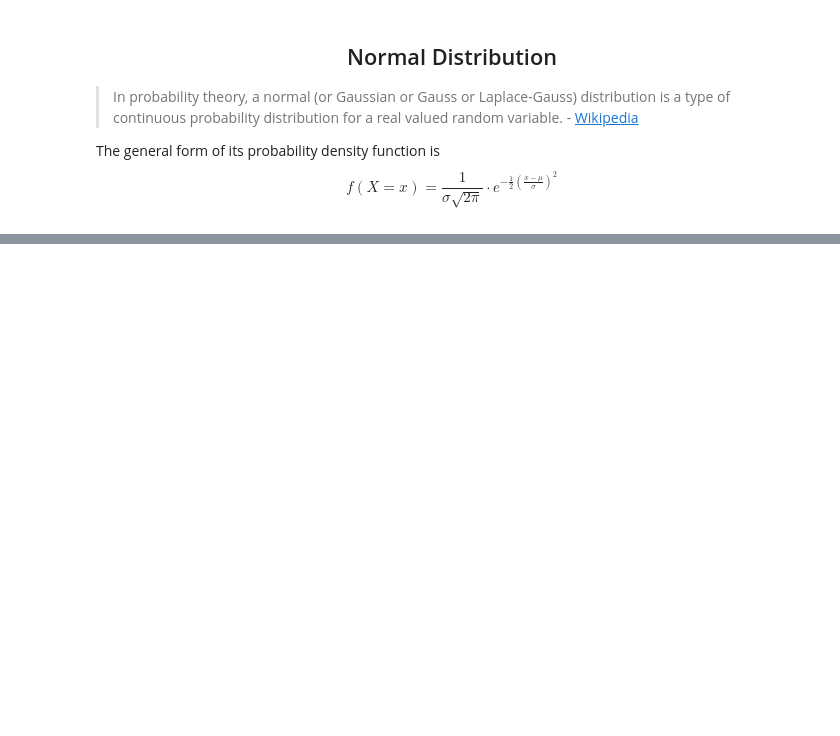
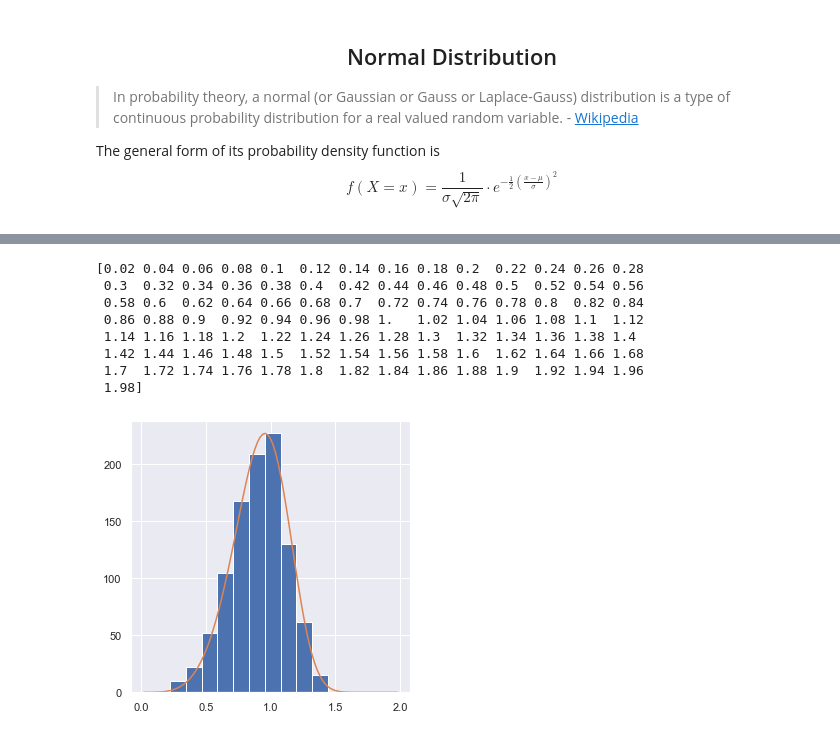
Before and after one commit to YashWalke/MScCS-Practicals, a Jupyter notebook: Semester 1/Fundamentals of Data Science/Practical 5.ipynb, the cells around one changed output, grey strips where cells are left out. Saved outputs shown, nothing was run; the diff lists cells and outputs as text; code cells hidden in the pictures; blank space fills up the shorter version.

```diff
--- a/Semester 1/Fundamentals of Data Science/Practical 5.ipynb
+++ b/Semester 1/Fundamentals of Data Science/Practical 5.ipynb
@@ -73,0 +142,27 @@ ax.set(xlabel = "Normal Dist.", ylabel = "Frequency")
+# %%
+a = 5
+s = random.weibull(5, 10)
+
+
+x = np.arange(1, 100) / 50
+
+print(x)
+
+def weib(x, n, a):
+    return (a / n) * (x / n) ** (a - 1) * np.exp(- (x / n) ** a)
+
+count, bins, ignored = plt.hist(np.random.weibull(5, 1000))
+x = np.arange(1, 100) / 50
+scale = count.max() / weib(x, 1, 5).max()
+plt.plot(x, weib(x, 1, 5) * scale)
+plt.show()
+# %% [output]
+[0.02 0.04 0.06 0.08 0.1  0.12 0.14 0.16 0.18 0.2  0.22 0.24 0.26 0.28
+ 0.3  0.32 0.34 0.36 0.38 0.4  0.42 0.44 0.46 0.48 0.5  0.52 0.54 0.56
+ 0.58 0.6  0.62 0.64 0.66 0.68 0.7  0.72 0.74 0.76 0.78 0.8  0.82 0.84
+ 0.86 0.88 0.9  0.92 0.94 0.96 0.98 1.   1.02 1.04 1.06 1.08 1.1  1.12
+ 1.14 1.16 1.18 1.2  1.22 1.24 1.26 1.28 1.3  1.32 1.34 1.36 1.38 1.4
+ 1.42 1.44 1.46 1.48 1.5  1.52 1.54 1.56 1.58 1.6  1.62 1.64 1.66 1.68
+ 1.7  1.72 1.74 1.76 1.78 1.8  1.82 1.84 1.86 1.88 1.9  1.92 1.94 1.96
+ 1.98]
+[figure, added]
```
Also changed, not shown: parts of 7 cells of this notebook, 1 other file.
